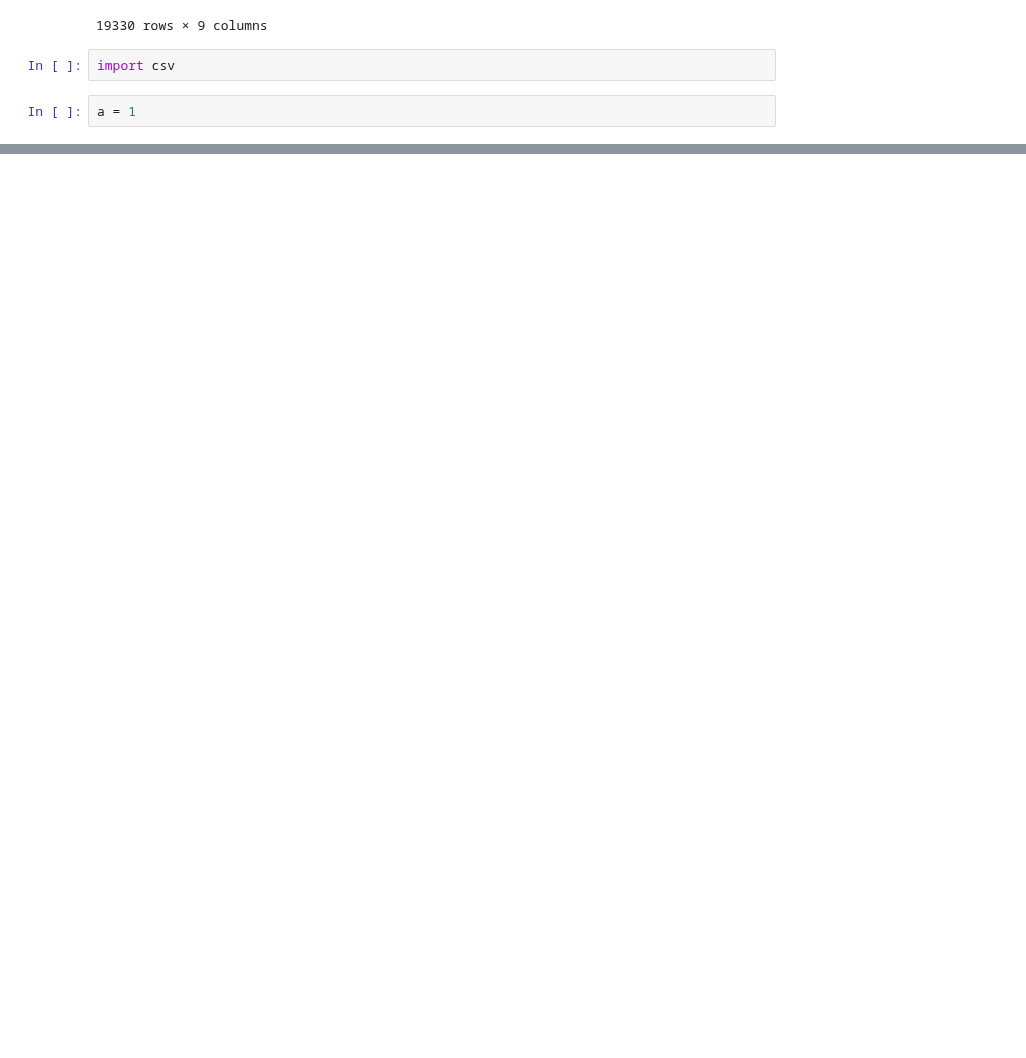
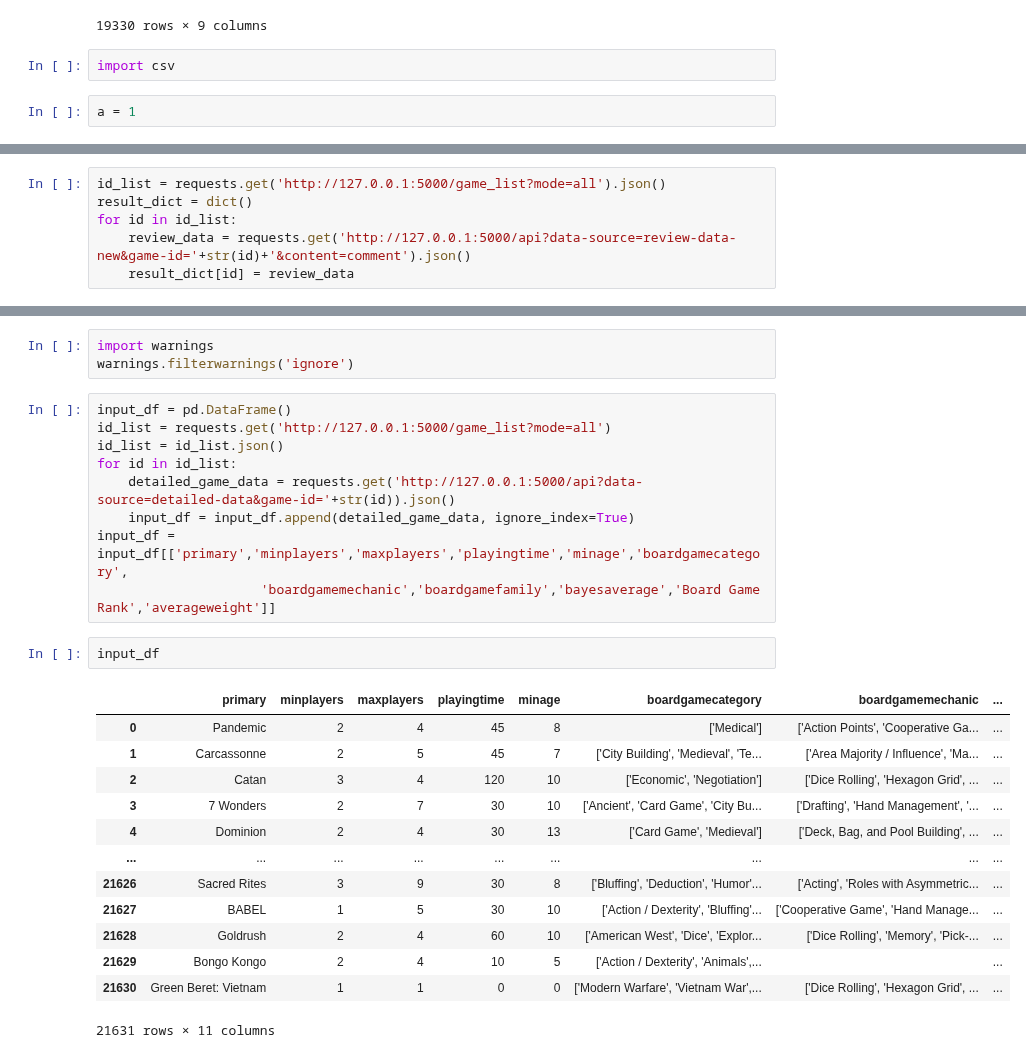
Before and after one commit to DMsjs/boardgame_recommendation_system, a Jupyter notebook: test.ipynb, the cells around one changed output, grey strips where cells are left out. Cells and saved outputs as stored; diff of their text form; blank space fills up the shorter version.

```diff
--- a/test.ipynb
+++ b/test.ipynb
@@ -43,0 +174,6 @@ a = 1
+# %%
+id_list = requests.get('http://127.0.0.1:5000/game_list?mode=all').json()
+result_dict = dict()
+for id in id_list:
+    review_data = requests.get('http://127.0.0.1:5000/api?data-source=review-data-new&game-id='+str(id)+'&content=comment').json()
+    result_dict[id] = review_data
@@ -43,0 +184,28 @@ a = 1
+# %%
+import warnings
+warnings.filterwarnings('ignore')
+# %%
+input_df = pd.DataFrame()
+id_list = requests.get('http://127.0.0.1:5000/game_list?mode=all')
+id_list = id_list.json()
+for id in id_list:
+    detailed_game_data = requests.get('http://127.0.0.1:5000/api?data-source=detailed-data&game-id='+str(id)).json()
+    input_df = input_df.append(detailed_game_data, ignore_index=True)
+input_df = input_df[['primary','minplayers','maxplayers','playingtime','minage','boardgamecategory',
+                     'boardgamemechanic','boardgamefamily','bayesaverage','Board Game Rank','averageweight']]
+# %%
+input_df
+# %% [output]
+|  | primary | minplayers | maxplayers | playingtime | minage | boardgamecategory | boardgamemechanic | ... |
+| 0 | Pandemic | 2 | 4 | 45 | 8 | ['Medical'] | ['Action Points', 'Cooperative Ga... | ... |
+| 1 | Carcassonne | 2 | 5 | 45 | 7 | ['City Building', 'Medieval', 'Te... | ['Area Majority / Influence', 'Ma... | ... |
+| 2 | Catan | 3 | 4 | 120 | 10 | ['Economic', 'Negotiation'] | ['Dice Rolling', 'Hexagon Grid', ... | ... |
+| 3 | 7 Wonders | 2 | 7 | 30 | 10 | ['Ancient', 'Card Game', 'City Bu... | ['Drafting', 'Hand Management', '... | ... |
+| 4 | Dominion | 2 | 4 | 30 | 13 | ['Card Game', 'Medieval'] | ['Deck, Bag, and Pool Building', ... | ... |
+| ... | ... | ... | ... | ... | ... | ... | ... | ... |
+| 21626 | Sacred Rites | 3 | 9 | 30 | 8 | ['Bluffing', 'Deduction', 'Humor'... | ['Acting', 'Roles with Asymmetric... | ... |
+| 21627 | BABEL | 1 | 5 | 30 | 10 | ['Action / Dexterity', 'Bluffing'... | ['Cooperative Game', 'Hand Manage... | ... |
+| 21628 | Goldrush | 2 | 4 | 60 | 10 | ['American West', 'Dice', 'Explor... | ['Dice Rolling', 'Memory', 'Pick-... | ... |
+| 21629 | Bongo Kongo | 2 | 4 | 10 | 5 | ['Action / Dexterity', 'Animals',... |  | ... |
+| 21630 | Green Beret: Vietnam | 1 | 1 | 0 | 0 | ['Modern Warfare', 'Vietnam War',... | ['Dice Rolling', 'Hexagon Grid', ... | ... |
+21631 rows × 11 columns
```
Also changed, not shown: parts of 37 cells of this notebook, 4 other files.
